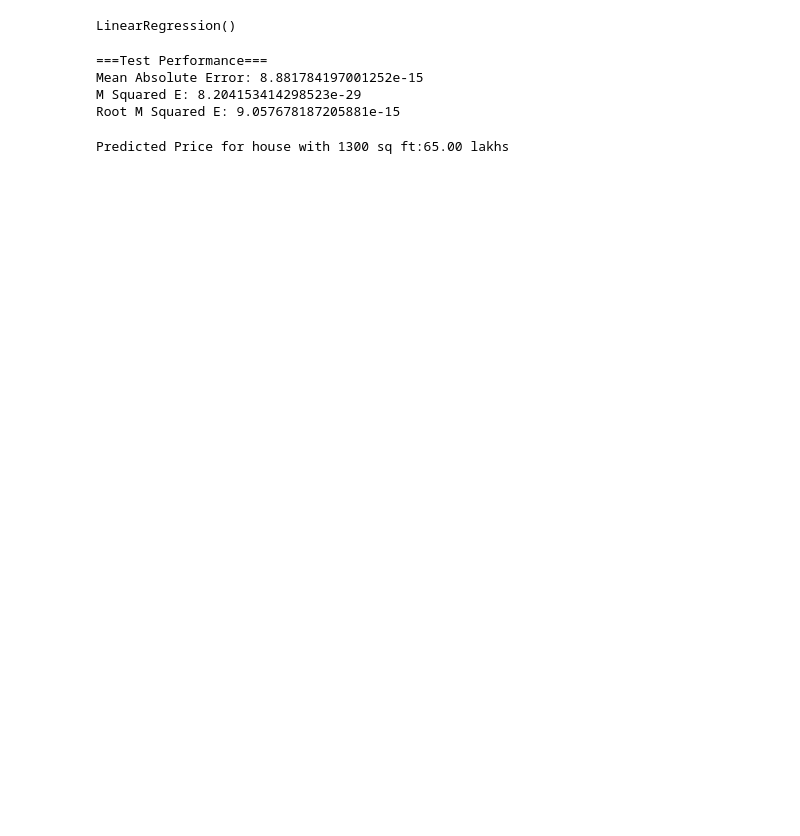
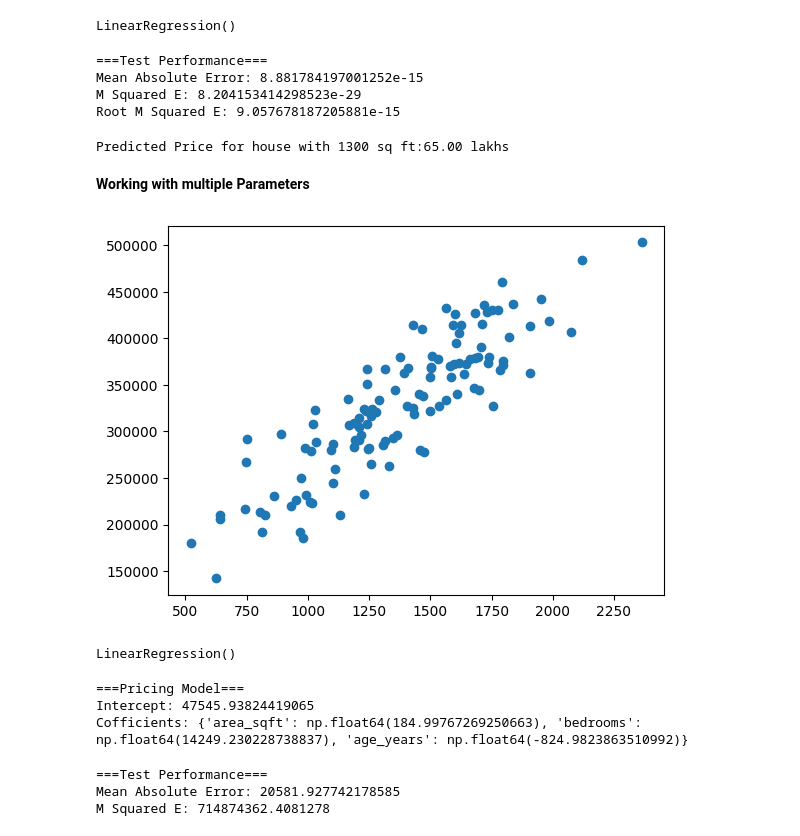
Before and after one commit to asimlamichhane111/housingPrice_analysis, a Jupyter notebook: Untitled3.ipynb, the cells around one changed output. Cells and saved outputs as stored; diff of their text form; code cells hidden in the pictures; blank space fills up the shorter version.

```diff
--- a/Untitled3.ipynb
+++ b/Untitled3.ipynb
@@ -40,3 +47,21 @@ predicted_price=model.predict(new_area)
 print(f"Predicted Price for house with {new_area[0][0]} sq ft:{predicted_price[0]:.2f} lakhs")
 # %% [output]
 Predicted Price for house with 1300 sq ft:65.00 lakhs
+# %% [markdown]
+**Working with multiple Parameters**
+# %%
+df=pd.read_csv("/content/sample_data/abc.csv")
+X=df[["area_sqft","bedrooms",'age_years']]
+y=df["price_usd"]
+# %%
+plt.scatter(X["area_sqft"],y)
+plt.show()
+# %% [output]
+[figure, added]
+# %%
+X_train,X_test,y_train,y_test=train_test_split(X,y,test_size=0.2,random_state=0)
+
+model=LinearRegression()
+model.fit(X_train,y_train)
+# %% [output]
+LinearRegression()
@@ -42,0 +70,18 @@ Predicted Price for house with 1300 sq ft:65.00 lakhs
+# %%
+print("===Pricing Model===")
+print("Intercept:",model.intercept_)
+print("Cofficients:",dict(zip(X.columns,model.coef_)))
+# %% [output]
+===Pricing Model===
+Intercept: 47545.93824419065
+Cofficients: {'area_sqft': np.float64(184.99767269250663), 'bedrooms': np.float64(14249.230228738837), 'age_years': np.float64(-824.9823863510992)}
+# %%
+
+
+print("===Test Performance===")
+print("Mean Absolute Error:",mean_absolute_error(y_test,y_pred))
+print("M Squared E:",mean_squared_error(y_test,y_pred))
+# %% [output]
+===Test Performance===
+Mean Absolute Error: 20581.927742178585
+M Squared E: 714874362.4081278
```
Also changed, not shown: parts of 5 cells of this notebook.
